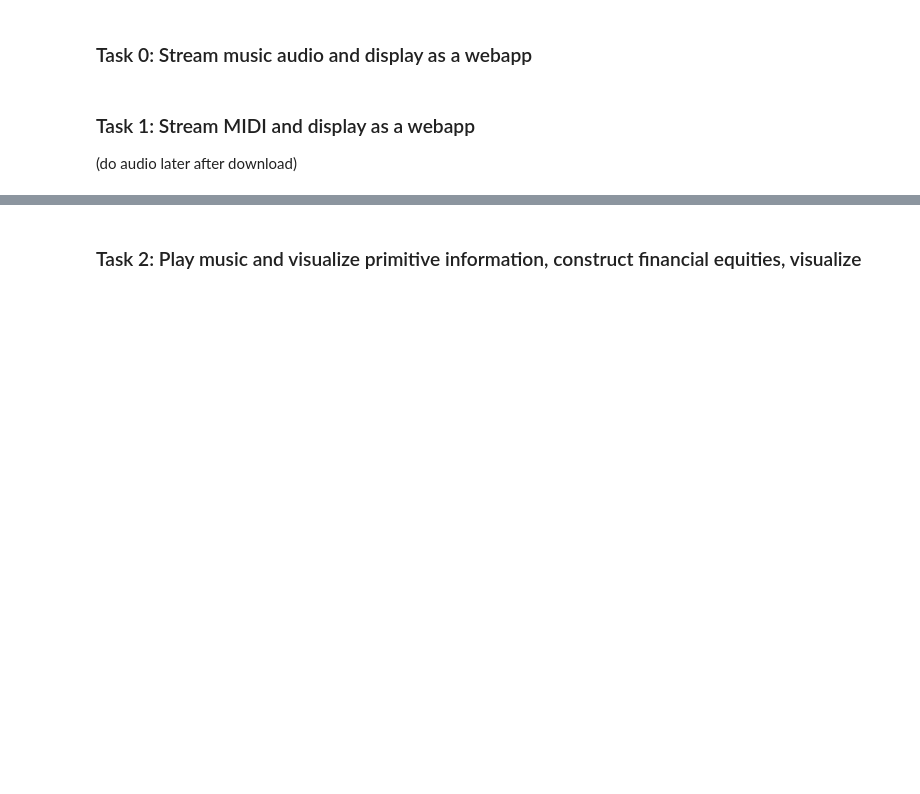
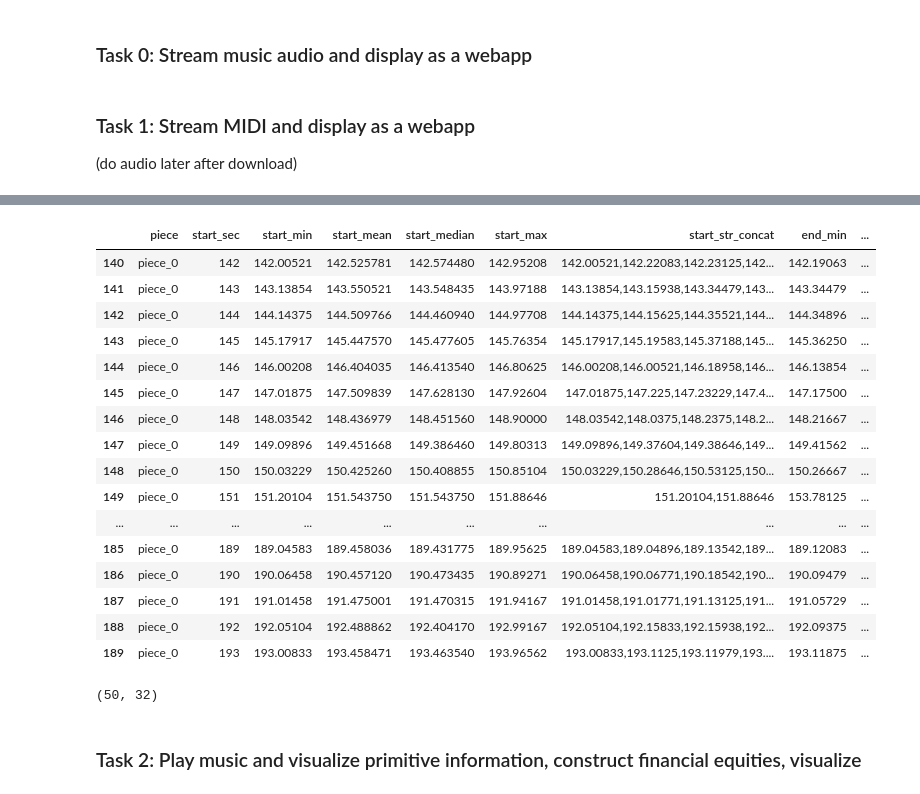
Before and after one commit to echow1/trading_music, a Jupyter notebook: market underlyings webapp - stream, visualize, equitize music.ipynb, the cells around one changed output, grey strips where cells are left out. Cells and saved outputs as stored; diff of their text form; code cells hidden in the pictures; blank space fills up the shorter version.

```diff
--- a/market underlyings webapp - stream, visualize, equitize music.ipynb
+++ b/market underlyings webapp - stream, visualize, equitize music.ipynb
@@ -103,38 +117,41 @@ import dash_core_components as dcc
 import dash_html_components as html
 from dash.dependencies import Input, Output
 
+""" Set up plot.ly / dash plots to be updated automatically in real-time
+"""
 ### Setup time series plot
 external_stylesheets = ['https://codepen.io/chriddyp/pen/bWLwgP.css']
 app = JupyterDash(__name__, external_stylesheets=external_stylesheets)
 app.layout = html.Div([
     html.H1("JupyterDash Demo"),
-    dcc.Graph(id='graph'),
+    ### Graph 1: pitch
+    dcc.Graph(id='pitch_graph'),
     html.Label([
         "colorscale",
         dcc.Dropdown(
             id='colorscale-dropdown', clearable=False, value='plasma',
             options=[{'label': c, 'value': c} for c in px.colors.named_colorscales()])
     ]),
-    dcc.Interval(
-        id='interval-component',
-        interval=1*1000, # update every (this number of) milliseconds
-        n_intervals=0
-    )
+    ### Graphs update automatically (separate from the main for-loops for data analysis)
+    ### Make sure updates faster than the main for-loops (so don't miss any data updates)
+    ### updates every [interval] milliseconds.
+    dcc.Interval(id='interval-component', interval=0.5*1000, n_intervals=0)
 ])
 
-### Update above graph
-# Define callback to update graph
 @app.callback(
-    Output('graph', 'figure'),
-    Input("colorscale-dropdown", "value"),
-    Input("interval-component", "n_intervals"))
-def update_figure(currBar, colorscale, n_intervals):
-    fig = px.scatter(
-        # like ggplot with color based on group
-        currBar, x="start_sec", y="pitch_mean", color="pitch_mean",
+    Output('pitch_graph', 'figure'), Input("colorscale-dropdown", "value"), Input("interval-component", "n_intervals"))
+def update_pitch_figure(colorscale, n=0):
+    """
+    Update plotly figure. (Like ggplot2: color based on group)
+    currBar (global): variable with the current data.
+    """
+    fig = px.scatter(currBar, x="start_sec", y="pitch_mean", color="pitch_mean",
         color_continuous_scale=colorscale, render_mode="webgl", template="plotly_dark",
         title="Mean pitch per sampled bar (streaming)",range_y=[21, 108]).update_traces(mode='lines+markers')
     return(fig)
+
+# Run app and display result inline in the notebook
+app.run_server(mode='inline')
 
 while True:
     currBar = nextChunkWithOverlap(musicStream)
@@ -142,5 +159,9 @@ while True:
         print(">> End of stream!")
         break
 
-    # Run app and display result inline in the notebook
-    app.run_server(mode='inline')
+    """ Analysis with current bar here """
+
+
+
+    ### Take a break between analyses (so plotly can catch up)
+#     time.sleep(0.7)
@@ -147,3 +171,27 @@ while True:
+# %%
+currBar
+# %% [output]
+|  | piece | start_sec | start_min | start_mean | start_median | start_max | start_str_concat | end_min | ... |
+| 140 | piece_0 | 142 | 142.00521 | 142.525781 | 142.574480 | 142.95208 | 142.00521,142.22083,142.23125,142... | 142.19063 | ... |
+| 141 | piece_0 | 143 | 143.13854 | 143.550521 | 143.548435 | 143.97188 | 143.13854,143.15938,143.34479,143... | 143.34479 | ... |
+| 142 | piece_0 | 144 | 144.14375 | 144.509766 | 144.460940 | 144.97708 | 144.14375,144.15625,144.35521,144... | 144.34896 | ... |
+| 143 | piece_0 | 145 | 145.17917 | 145.447570 | 145.477605 | 145.76354 | 145.17917,145.19583,145.37188,145... | 145.36250 | ... |
+| 144 | piece_0 | 146 | 146.00208 | 146.404035 | 146.413540 | 146.80625 | 146.00208,146.00521,146.18958,146... | 146.13854 | ... |
+| 145 | piece_0 | 147 | 147.01875 | 147.509839 | 147.628130 | 147.92604 | 147.01875,147.225,147.23229,147.4... | 147.17500 | ... |
+| 146 | piece_0 | 148 | 148.03542 | 148.436979 | 148.451560 | 148.90000 | 148.03542,148.0375,148.2375,148.2... | 148.21667 | ... |
+| 147 | piece_0 | 149 | 149.09896 | 149.451668 | 149.386460 | 149.80313 | 149.09896,149.37604,149.38646,149... | 149.41562 | ... |
+| 148 | piece_0 | 150 | 150.03229 | 150.425260 | 150.408855 | 150.85104 | 150.03229,150.28646,150.53125,150... | 150.26667 | ... |
+| 149 | piece_0 | 151 | 151.20104 | 151.543750 | 151.543750 | 151.88646 | 151.20104,151.88646 | 153.78125 | ... |
+| ... | ... | ... | ... | ... | ... | ... | ... | ... | ... |
+| 185 | piece_0 | 189 | 189.04583 | 189.458036 | 189.431775 | 189.95625 | 189.04583,189.04896,189.13542,189... | 189.12083 | ... |
+| 186 | piece_0 | 190 | 190.06458 | 190.457120 | 190.473435 | 190.89271 | 190.06458,190.06771,190.18542,190... | 190.09479 | ... |
+| 187 | piece_0 | 191 | 191.01458 | 191.475001 | 191.470315 | 191.94167 | 191.01458,191.01771,191.13125,191... | 191.05729 | ... |
+| 188 | piece_0 | 192 | 192.05104 | 192.488862 | 192.404170 | 192.99167 | 192.05104,192.15833,192.15938,192... | 192.09375 | ... |
+| 189 | piece_0 | 193 | 193.00833 | 193.458471 | 193.463540 | 193.96562 | 193.00833,193.1125,193.11979,193.... | 193.11875 | ... |
+# %%
+currBar.shape
+# %% [output]
+(50, 32)
 # %%
 raise Exception()
 # %% [markdown]
```
Also changed, not shown: parts of 3 cells of this notebook, 1 other file.
